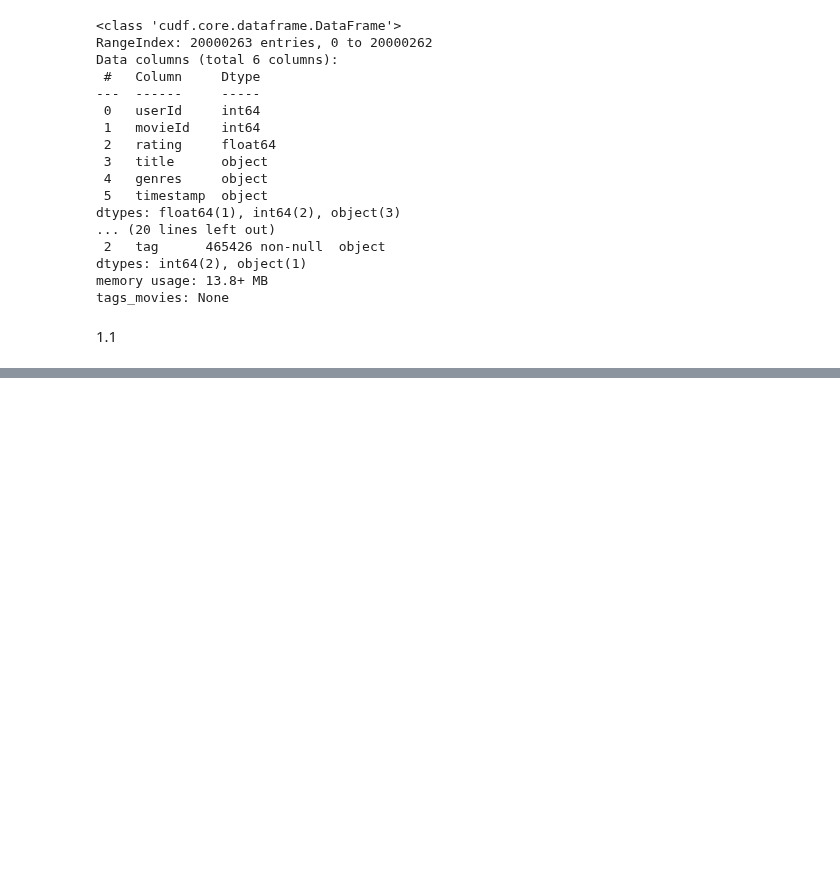
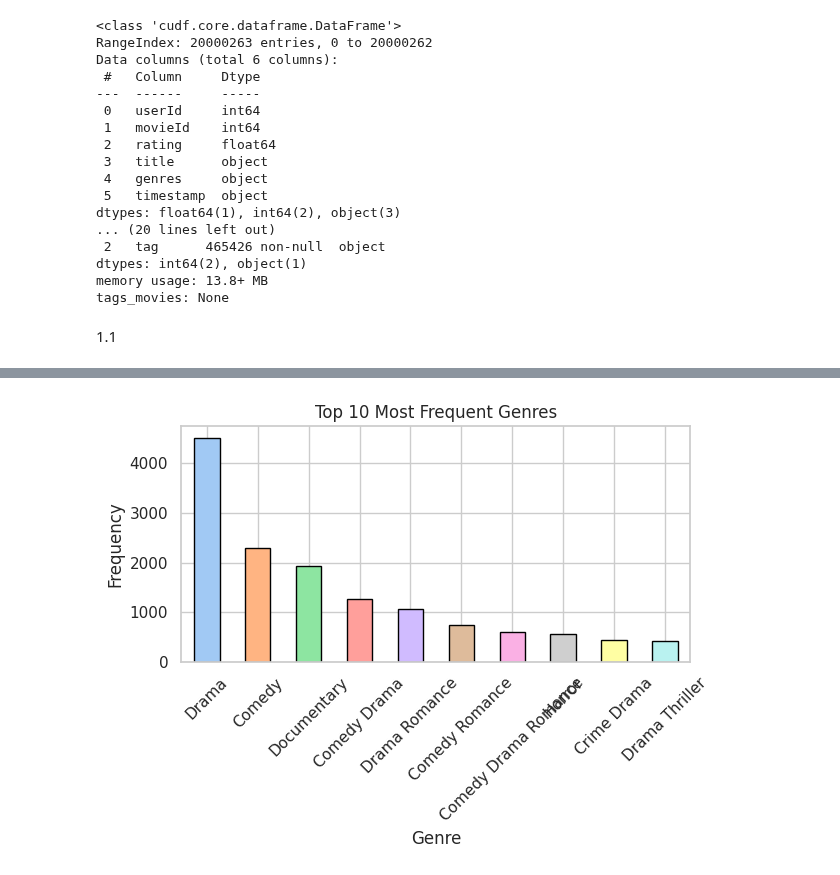
Before and after one commit to emanueleiacca/ADM-HW4, a Jupyter notebook: DataPreparation.ipynb, the cells around one changed output, grey strips where cells are left out. Cells and saved outputs as stored; diff of their text form; code cells hidden in the pictures; blank space fills up the shorter version.

```diff
--- a/DataPreparation.ipynb
+++ b/DataPreparation.ipynb
@@ -315,0 +553,27 @@ max     131262.000000              NaN    NaN
+# %%
+movies_df_pd['genres'] = movies_df_pd['genres'].dropna().astype(str).str.split('|')
+
+# Flatten the list of genres
+all_genres = [genre for sublist in movies_df_pd['genres'] for genre in sublist]
+
+# Count genre occurrences and get the top 10
+genre_counts = pd.Series(all_genres).value_counts().head(10)
+
+# Plot with a custom Seaborn palette
+sns.set(style="whitegrid")
+palette = sns.color_palette("pastel", 10)
+
+# Create the bar chart
+genre_counts.plot(kind='bar', color=palette, edgecolor='black')
+
+# Add titles and labels
+plt.title('Top 10 Most Frequent Genres')
+plt.xlabel('Genre')
+plt.ylabel('Frequency')
+plt.xticks(rotation=45)  # Rotate x-axis labels for readability
+
+# Show the plot
+plt.tight_layout()  # Adjust layout to avoid cutting off labels
+plt.show()
+# %% [output]
+[figure, added]
```
Also changed, not shown: parts of 41 cells of this notebook.
